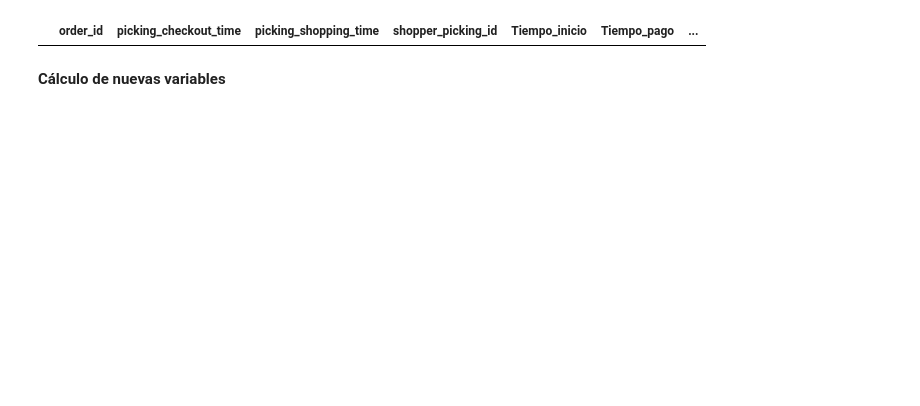
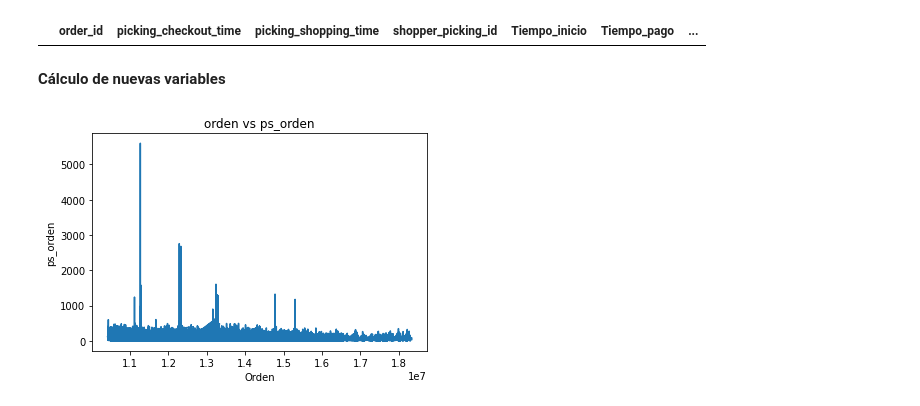
Before and after one commit to MaddoSaru/Personal, a Jupyter notebook: Data Analyst Test.ipynb, the cells around one changed output. Saved outputs shown, nothing was run; the diff lists cells and outputs as text; code cells hidden in the pictures; blank space fills up the shorter version.

```diff
--- a/Data Analyst Test.ipynb
+++ b/Data Analyst Test.ipynb
@@ -180,0 +198,10 @@ plt.bar()
+# %%
+# Gráfico de órdenes vs picking speed por orden
+
+plt.plot(opt["order_id"], opt["ps_orden"])
+plt.title('orden vs ps_orden')
+plt.xlabel('Orden')
+plt.ylabel('ps_orden')
+plt.show()
+# %% [output]
+[figure, added]
```
Also changed, not shown: parts of 8 cells of this notebook.
